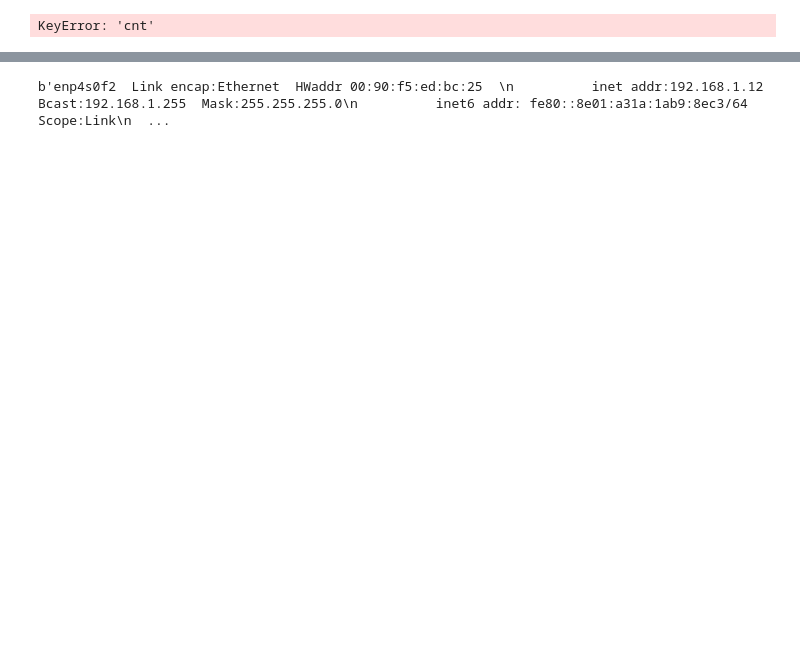
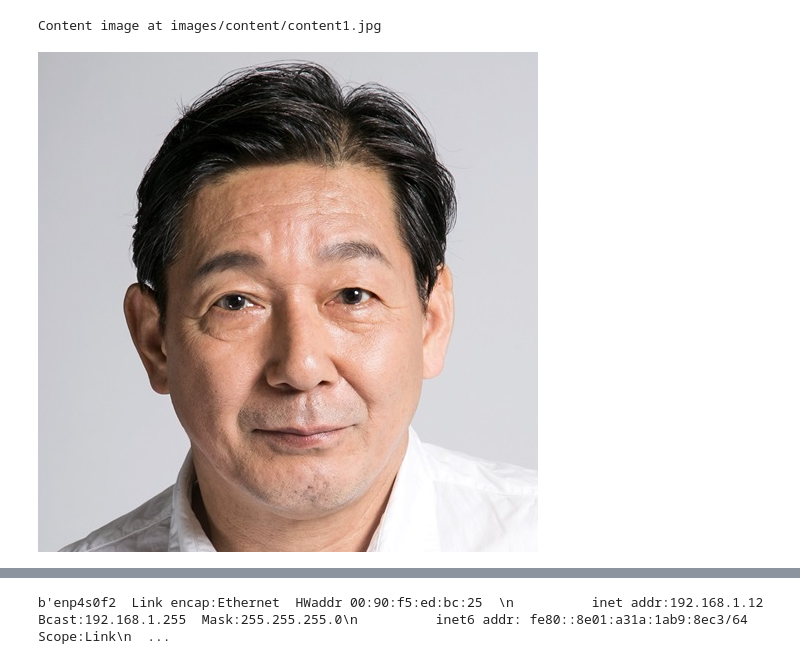
Before and after one commit to tomasen/neural-style, a Jupyter notebook: styles.ipynb, the cells around one changed output, grey strips where cells are left out. Drawn from its saved outputs; the diff is of its cells as text; code cells hidden in the pictures; blank space fills up the shorter version.

Commit message:
added image display

```diff
--- a/styles.ipynb
+++ b/styles.ipynb
@@ -16,6 +17,8 @@ cpo = 'images/output/checkpoints/check%s.jpg'
 ssi = 8
 ssp = 'state'
 # %%
-print("hello {cnt}".format(cnt))
+print('Content image at', cnt)
+img(filename=cnt)
 # %% [output]
-KeyError: 'cnt'
+Content image at images/content/content1.jpg
+[figure, added]
```
Also changed, not shown: parts of 5 cells of this notebook.
